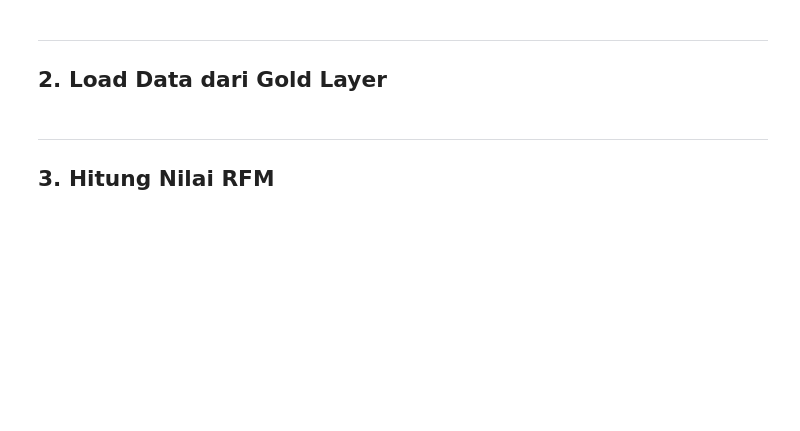
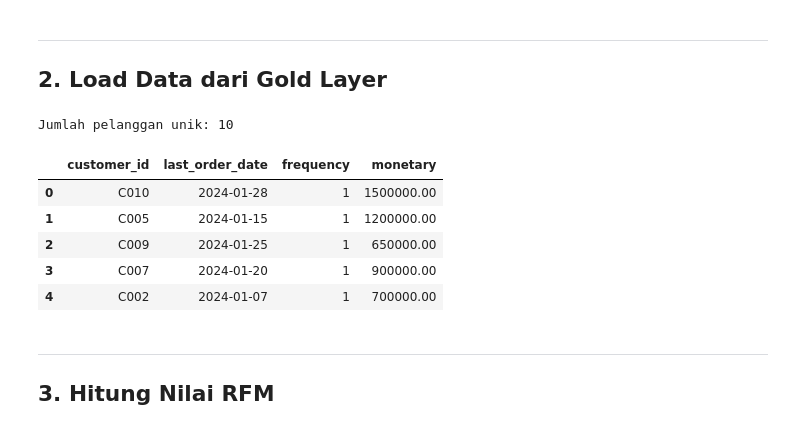
Before and after one commit to nanangyudi/Minilab-EduBI, a Jupyter notebook: notebooks/01_clustering_customer_rfm.ipynb, the cells around one changed output. Saved outputs shown, nothing was run; the diff lists cells and outputs as text; code cells hidden in the pictures; blank space fills up the shorter version.

Commit message:
fix(notebook-01): perbaiki query RFM ke silver.silver_sales

```diff
--- a/notebooks/01_clustering_customer_rfm.ipynb
+++ b/notebooks/01_clustering_customer_rfm.ipynb
@@ -79,19 +86,37 @@ print('Database tersedia:', client.query('SHOW DATABASES').result_rows)
 ---
 ## 2. Load Data dari Gold Layer
 # %%
+# query = """
+# SELECT
+#     customer_id,
+#     max(order_date)                          AS last_order_date,
+#     count(order_id)                          AS frequency,
+#     sum(total_revenue)                       AS monetary
+# FROM gold.gold_sales_daily
+# GROUP BY customer_id
+# """
 query = """
 SELECT
     customer_id,
-    max(order_date)                          AS last_order_date,
-    count(order_id)                          AS frequency,
-    sum(total_revenue)                       AS monetary
-FROM gold.gold_sales_daily
+    max(order_date)   AS last_order_date,
+    count(order_id)   AS frequency,
+    sum(total_price)  AS monetary
+FROM silver.silver_sales
+WHERE status = 'done'
 GROUP BY customer_id
 """
 
 df_raw = client.query_df(query)
 print(f'Jumlah pelanggan unik: {len(df_raw)}')
 df_raw.head()
+# %% [output]
+Jumlah pelanggan unik: 10
+|  | customer_id | last_order_date | frequency | monetary |
+| 0 | C010 | 2024-01-28 | 1 | 1500000.00 |
+| 1 | C005 | 2024-01-15 | 1 | 1200000.00 |
+| 2 | C009 | 2024-01-25 | 1 | 650000.00 |
+| 3 | C007 | 2024-01-20 | 1 | 900000.00 |
+| 4 | C002 | 2024-01-07 | 1 | 700000.00 |
 # %% [markdown]
 ---
 ## 3. Hitung Nilai RFM
```
Also changed, not shown: parts of 7 cells of this notebook, 1 other file.
